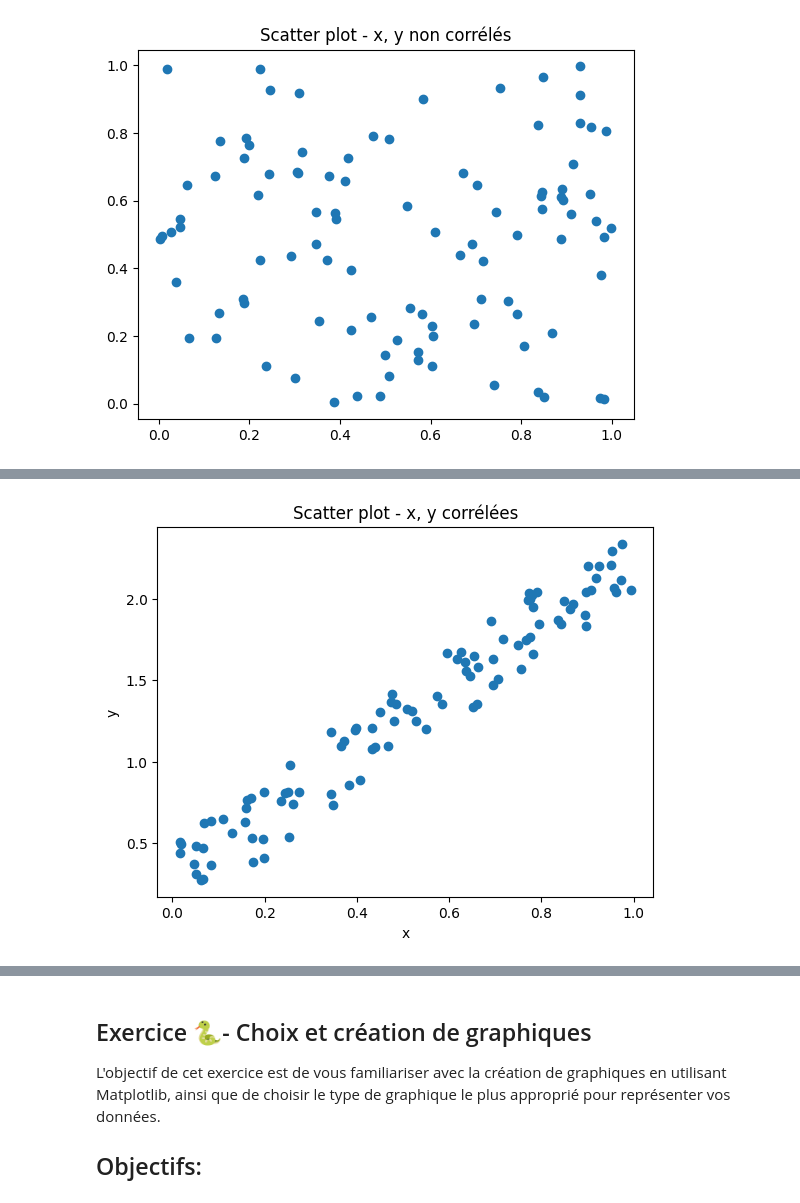
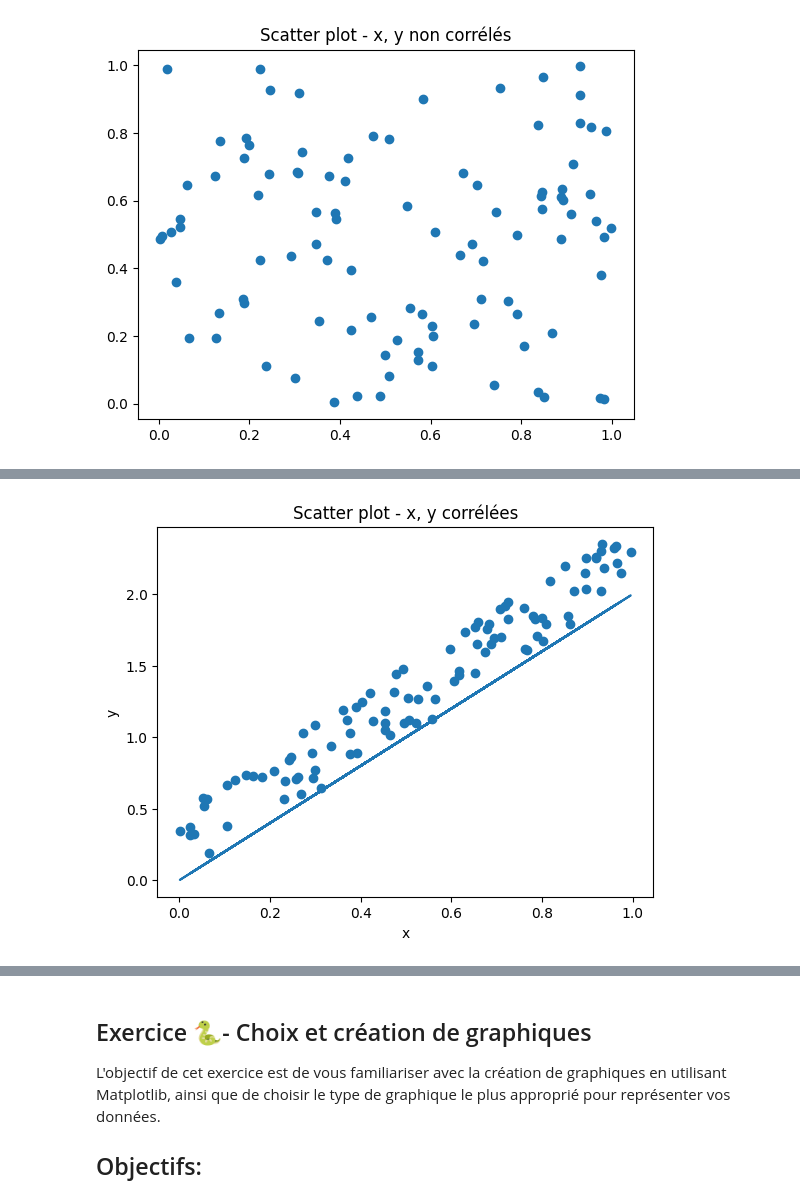
Before and after one commit to ldom1/sorbonne_mimo_python, a Jupyter notebook: 5_numpy_matplotlib/0_cours.ipynb, the cells around one changed output, grey strips where cells are left out. Cells and saved outputs as stored; diff of their text form; code cells hidden in the pictures.

```diff
--- a/5_numpy_matplotlib/0_cours.ipynb
+++ b/5_numpy_matplotlib/0_cours.ipynb
@@ -569,17 +853,19 @@ Text(0.5, 1.0, 'Scatter plot - x, y non corrélés')
 # %%
 # Et si les données sont hautement corrélées, que se passe-t-il?
 x = generator.random(100)
 y = 2 * x + generator.random(100) * 0.5
 # y est corrélé à x, mais pas parfaitement (il y a du bruit)
 
 # On va tracer le scatter plot
 plt.scatter(x, y)
 plt.title("Scatter plot - x, y corrélées")
 plt.xlabel("x")
 plt.ylabel("y")
+plt.plot(x, 2 * x)
+
 plt.show()
 # %% [output]
-[figure, old version]
+[figure, new version]
 # %%
 # Et si y est parfaitement corrélé à x?
 y = 2 * x
```
Also changed, not shown: parts of 73 cells of this notebook, 15 other files.
